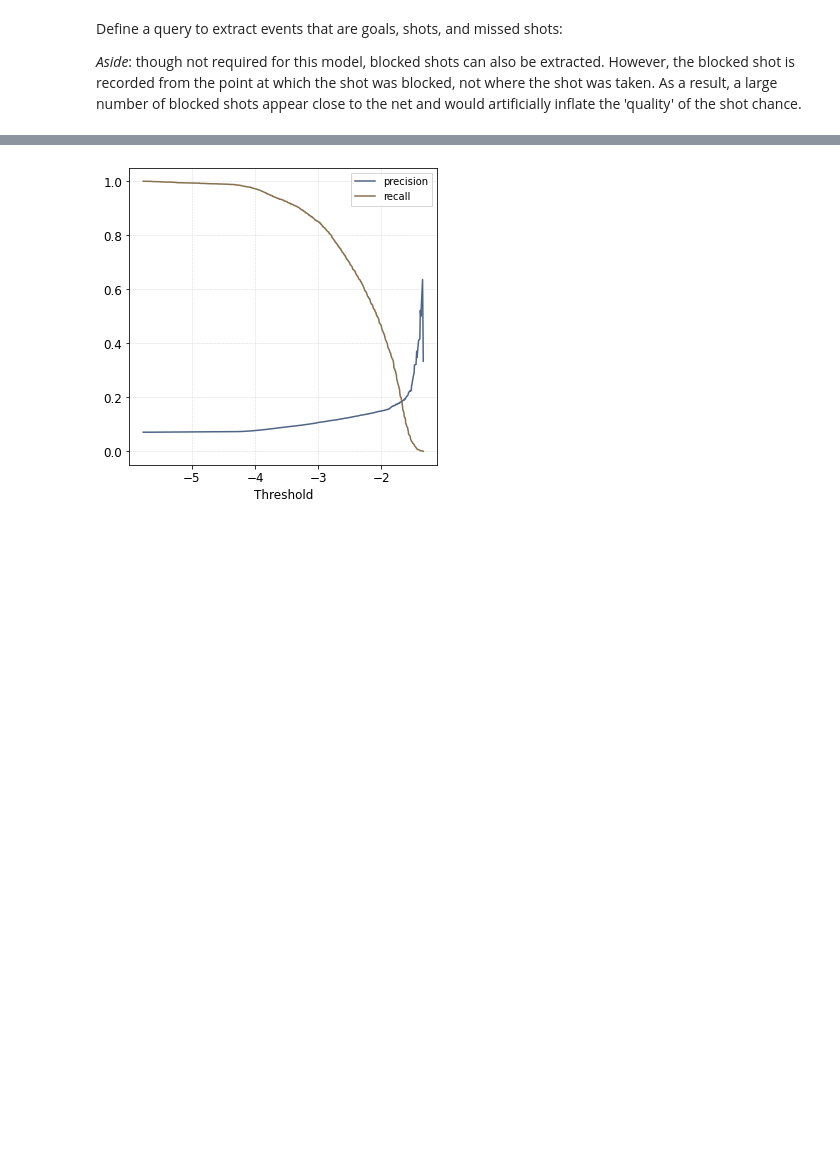
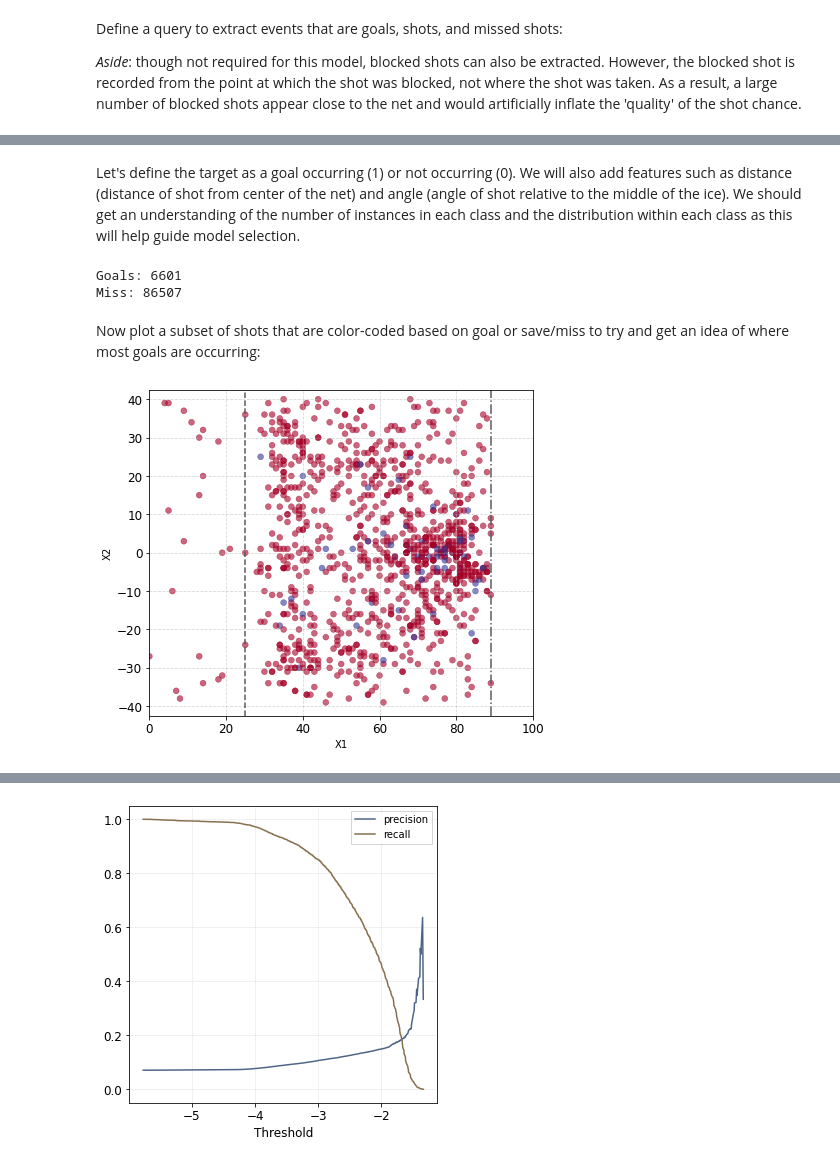
Before and after one commit to jaredvanblitterswyk/hockey_statistics, a Jupyter notebook: jupyter/expected_goals_prediction.ipynb, the cells around one changed output, grey strips where cells are left out. Saved outputs shown, nothing was run; the diff lists cells and outputs as text; code cells hidden in the pictures; blank space fills up the shorter version.

```diff
--- a/jupyter/expected_goals_prediction.ipynb
+++ b/jupyter/expected_goals_prediction.ipynb
@@ -424,0 +177,57 @@ For each threshold we will have a compromise between precision and recall, and t
+# %% [markdown]
+Let's define the target as a goal occurring (1) or not occurring (0). We will also add features such as distance (distance of shot from center of the net) and angle (angle of shot relative to the middle of the ice). We should get an understanding of the number of instances in each class and the distribution within each class as this will help guide model selection.
+# %%
+# -----------------------------------------------------------------------------
+# ----- add features -----
+# -----------------------------------------------------------------------------
+# single var prediction: distance from net
+coords_net = [89,0]
+
+data_df = df_shots.copy()
+data_df.dropna(subset = ['x', 'y'], inplace=True)
+# remove shots below the goal line
+data_df = data_df[data_df['x'] <= coords_net[0]]
+# compute distance in feet to net for each shot
+data_df['distance'] = data_df.apply(calc_distance, axis=1)
+data_df['angle'] = data_df.apply(calc_angle, axis = 1)
+
+# assign target (goal or not)
+data_df['target'] = data_df['event'].apply(lambda x: 1 if x == 'Goal' else 0)
+
+# print number of instances in each class
+goals = len(data_df[data_df['target'] == 1])
+miss = len(data_df[data_df['target'] == 0])
+
+print('Goals: '+str(goals))
+print('Miss: '+str(miss))
+# %% [output]
+Goals: 6601
+Miss: 86507
+# %% [markdown]
+Now plot a subset of shots that are color-coded based on goal or save/miss to try and get an idea of where most goals are occurring:
+# %%
+# select 1,000 random samples
+sample_data = data_df.sample(n = 1000, random_state = 1)
+
+# create lines to indicate the blue line and goal lines for visualization
+y_bl = np.linspace(-42.5, 42.5, num = 10)
+x_bl = 25*np.ones(y_bl.shape)
+
+y_gl = np.linspace(-42.5, 42.5, num = 10)
+x_gl = 89*np.ones(y_bl.shape)
+
+# plot shots overlaid on rink
+plt.figure(figsize = (10,6))
+plt.scatter(sample_data['x'], sample_data['y'], c = sample_data['target'],
+             cmap = plt.get_cmap('RdYlBu'), linewidth = 0.5, s = 35 ,
+             alpha = 0.6)
+plt.plot(x_bl, y_bl, linewidth = 1.5, linestyle = '--', c = '#595959')
+plt.plot(x_gl, y_gl, linewidth = 1.5, linestyle = '-.', c = '#595959')
+plt.gca().set_aspect(1)
+plt.xlabel('X1', fontsize = 10)
+plt.ylabel('X2', fontsize = 10)
+plt.gca().set(xlim=(0, 100), ylim=(-42.5, 42.5))
+plt.grid(True, alpha = 0.5, linestyle = '--', zorder = 0)
+plt.show()
+# %% [output]
+[figure, added]
```
Also changed, not shown: parts of 49 cells of this notebook.
